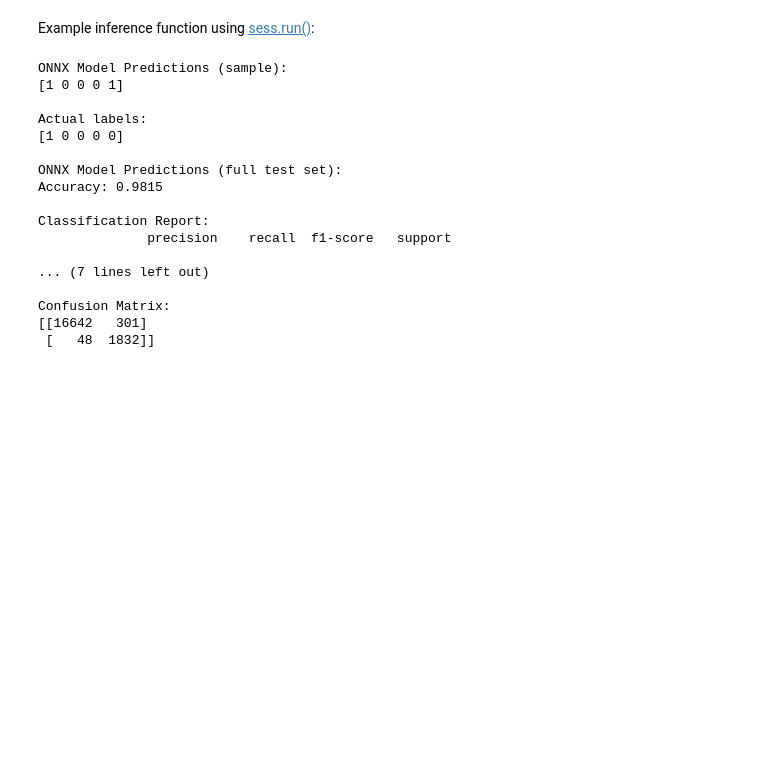
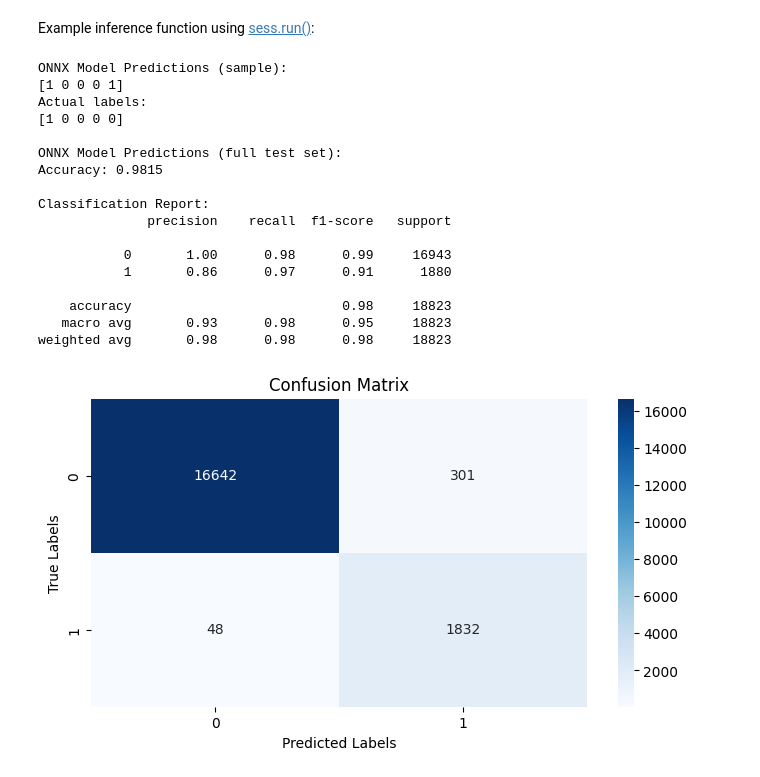
Before and after one commit to pintamonas4575/Security-project-MAADM-UPM, a Jupyter notebook: malware_solution.ipynb, the cells around one changed output. Drawn from its saved outputs; the diff is of its cells as text; code cells hidden in the pictures; blank space fills up the shorter version.

```diff
--- a/malware_solution.ipynb
+++ b/malware_solution.ipynb
@@ -416,7 +528,7 @@ X_train, X_test, y_train, y_test = train_test_split(
 # %% [markdown]
 Example inference function using [sess.run()](https://onnxruntime.ai/docs/api/python/api_summary.html#onnxruntime.InferenceSession.run):
 # %%
-def onnx_inference(model_path, test_data):
+def onnx_inference(model_path: str, test_data: np.ndarray) -> np.ndarray:
     """
     Function to load and make predictions with an ONNX model
     """
@@ -432,7 +544,6 @@ def onnx_inference(model_path, test_data):
 
     return results[0]       # results[0] are discrete predicted labels, while results[1] are probabilities
 # %%
-# try and load the model
 if not os.path.exists(model_path):
     print(f"Error: Model file '{model_path}' not found!")
     print(f"Current working directory: {os.getcwd()}")
@@ -441,43 +552,47 @@ else:
     # small sample to test if it works
     test_sample = X_test.iloc[:5].values
     onnx_predictions = onnx_inference(model_path, test_sample)
-
     if onnx_predictions is not None:
-        print("\nONNX Model Predictions (sample):")
+        print("ONNX Model Predictions (sample):")
         print(onnx_predictions)
 
         # compare with actual labels
         actual_labels = y_test.iloc[:5].values
-        print("\nActual labels:")
+        print("Actual labels:")
         print(actual_labels)
 
     # full test set now
-    print("\nONNX Model Predictions (full test set):")
+    print("ONNX Model Predictions (full test set):")
     full_predictions = onnx_inference(model_path, X_test.values)
-
     try:
         print(f"Accuracy: {accuracy_score(y_test, full_predictions):.4f}")
-        print("\nClassification Report:")
+        print("Classification Report:")
         print(classification_report(y_test, full_predictions))
-        print("\nConfusion Matrix:")
-        print(confusion_matrix(y_test, full_predictions))
+        cm = confusion_matrix(y_test, full_predictions)
+        plt.figure(figsize=(8,4))
+        sns.heatmap(cm, annot=True, fmt='d', cmap='Blues')
+        plt.xlabel('Predicted Labels')
+        plt.ylabel('True Labels')
+        plt.title('Confusion Matrix')
+        plt.show()
     except Exception as e:
         print(f"Error during ONNX prediction: {e}")
 # %% [output]
 ONNX Model Predictions (sample):
 [1 0 0 0 1]
-
 Actual labels:
 [1 0 0 0 0]
 
 ONNX Model Predictions (full test set):
 Accuracy: 0.9815
 
 Classification Report:
               precision    recall  f1-score   support
 
-... (7 lines left out)
+           0       1.00      0.98      0.99     16943
+           1       0.86      0.97      0.91      1880
 
-Confusion Matrix:
-[[16642   301]
- [   48  1832]]
+    accuracy                           0.98     18823
+   macro avg       0.93      0.98      0.95     18823
+weighted avg       0.98      0.98      0.98     18823
+[figure, added]
```
Also changed, not shown: parts of 11 cells of this notebook, 1 other file.
